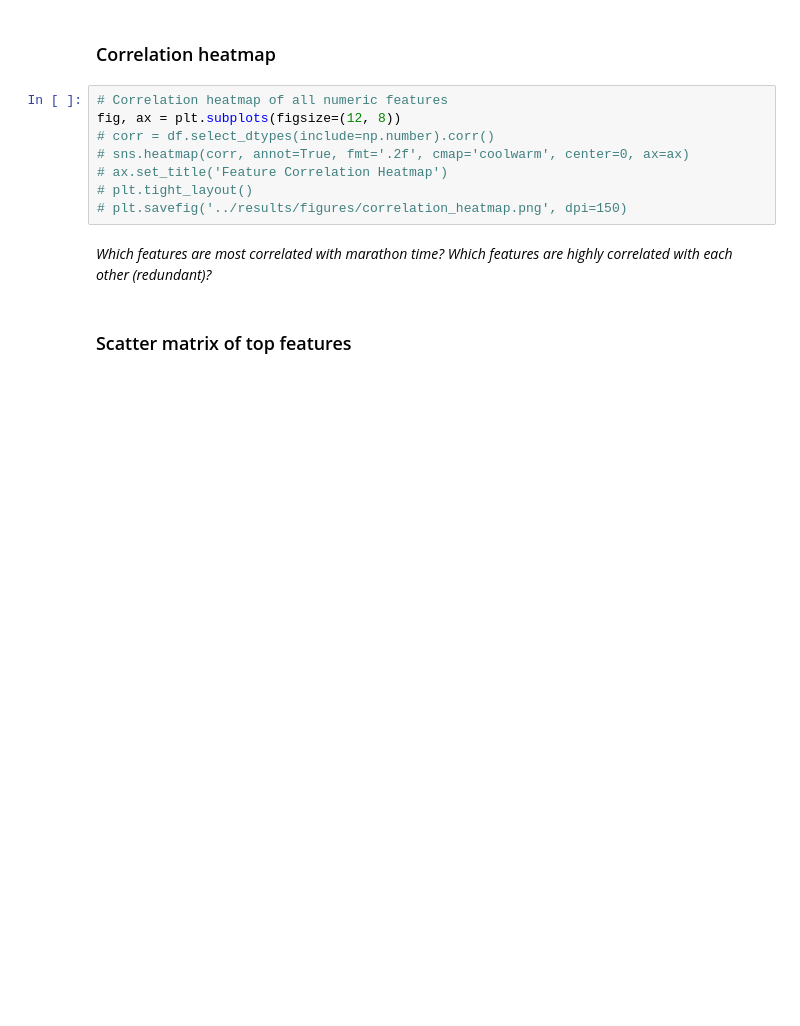
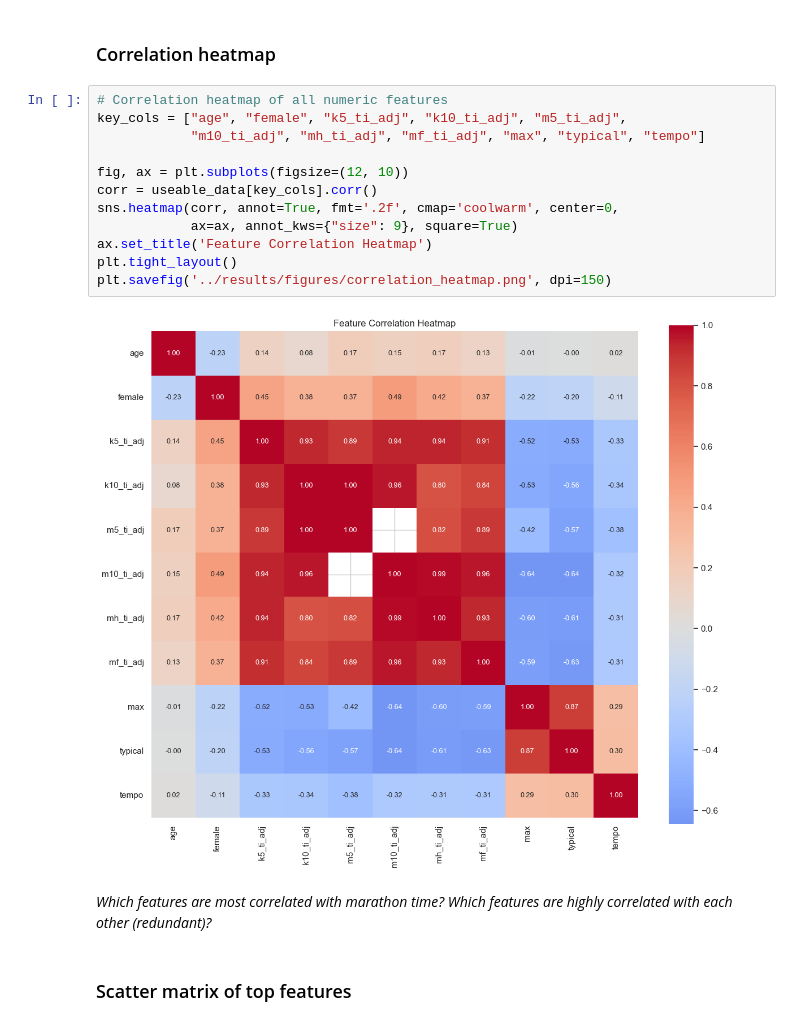
Before and after one commit to jacmil/Marathon-Pace-Predictor, a Jupyter notebook: notebooks/01_data_exploration.ipynb, the cells around one changed output. Drawn from its saved outputs; the diff is of its cells as text; blank space fills up the shorter version.

```diff
--- a/notebooks/01_data_exploration.ipynb
+++ b/notebooks/01_data_exploration.ipynb
@@ -246,12 +256,18 @@ fig, axes = plt.subplots(1, 2, figsize=(14, 5))
 ### Correlation heatmap
 # %%
 # Correlation heatmap of all numeric features
-fig, ax = plt.subplots(figsize=(12, 8))
-# corr = df.select_dtypes(include=np.number).corr()
-# sns.heatmap(corr, annot=True, fmt='.2f', cmap='coolwarm', center=0, ax=ax)
-# ax.set_title('Feature Correlation Heatmap')
-# plt.tight_layout()
-# plt.savefig('../results/figures/correlation_heatmap.png', dpi=150)
+key_cols = ["age", "female", "k5_ti_adj", "k10_ti_adj", "m5_ti_adj",
+            "m10_ti_adj", "mh_ti_adj", "mf_ti_adj", "max", "typical", "tempo"]
+
+fig, ax = plt.subplots(figsize=(12, 10))
+corr = useable_data[key_cols].corr()
+sns.heatmap(corr, annot=True, fmt='.2f', cmap='coolwarm', center=0,
+            ax=ax, annot_kws={"size": 9}, square=True)
+ax.set_title('Feature Correlation Heatmap')
+plt.tight_layout()
+plt.savefig('../results/figures/correlation_heatmap.png', dpi=150)
+# %% [output]
+[figure, added]
 # %% [markdown]
 *Which features are most correlated with marathon time? Which features are highly correlated with each other (redundant)?*
 # %% [markdown]
```
Also changed, not shown: parts of 11 cells of this notebook.
